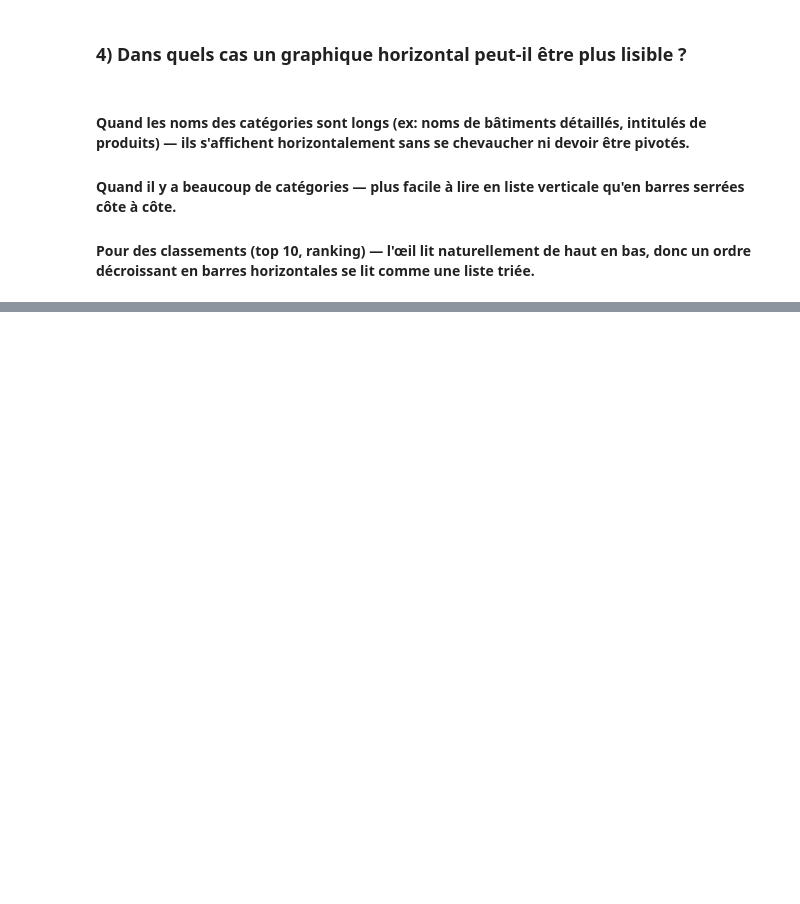
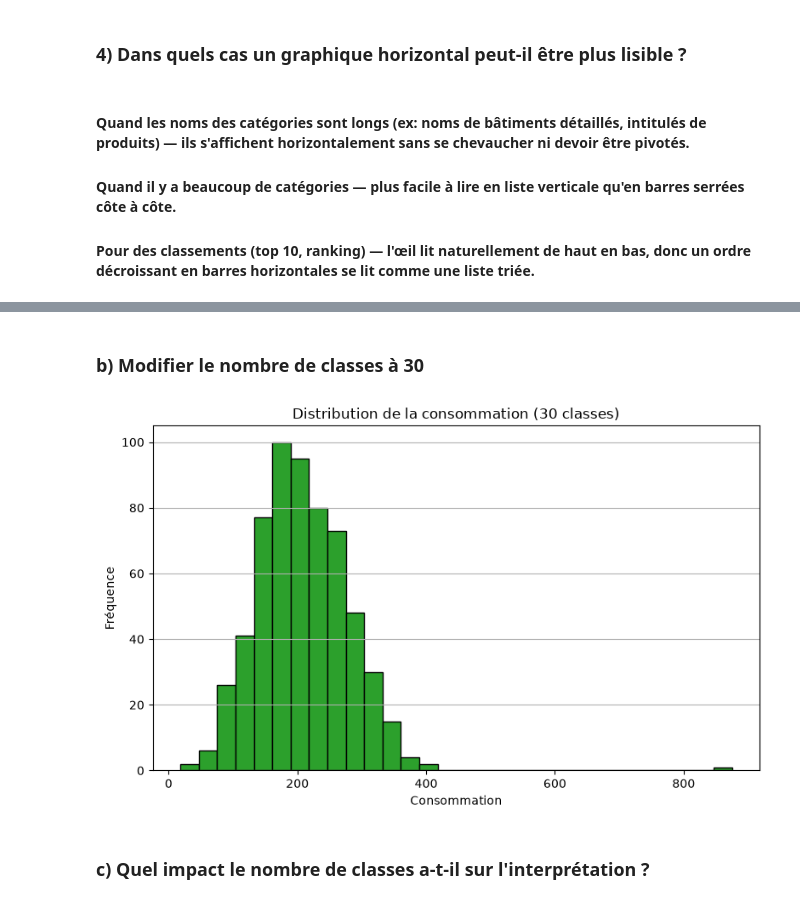
Before and after one commit to Fattimm/atelierMatplotlib, a Jupyter notebook: notebooks/atelier_matplotlib_iot.ipynb, the cells around one changed output, grey strips where cells are left out. Saved outputs shown, nothing was run; the diff lists cells and outputs as text; code cells hidden in the pictures; blank space fills up the shorter version.

```diff
--- a/notebooks/atelier_matplotlib_iot.ipynb
+++ b/notebooks/atelier_matplotlib_iot.ipynb
@@ -124,0 +187,15 @@ plt.show()
+# %% [markdown]
+### b) Modifier le nombre de classes à 30
+# %%
+plt.figure(figsize=(8, 5))
+plt.hist(df["consommation"].dropna(), bins=30, color="tab:green", edgecolor="black")
+plt.title("Distribution de la consommation (30 classes)")
+plt.xlabel("Consommation")
+plt.ylabel("Fréquence")
+plt.grid(axis="y")
+plt.tight_layout()
+plt.show()
+# %% [output]
+[figure, added]
+# %% [markdown]
+### c) Quel impact le nombre de classes a-t-il sur l'interprétation ?
```
Also changed, not shown: parts of 18 cells of this notebook, 5 other files.
